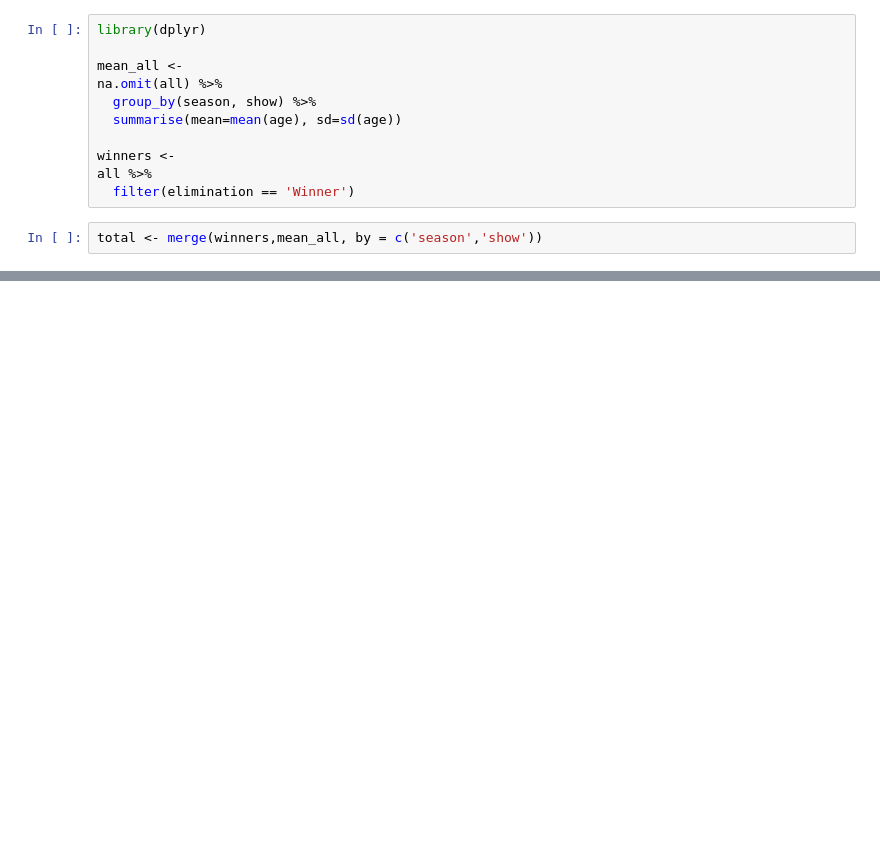
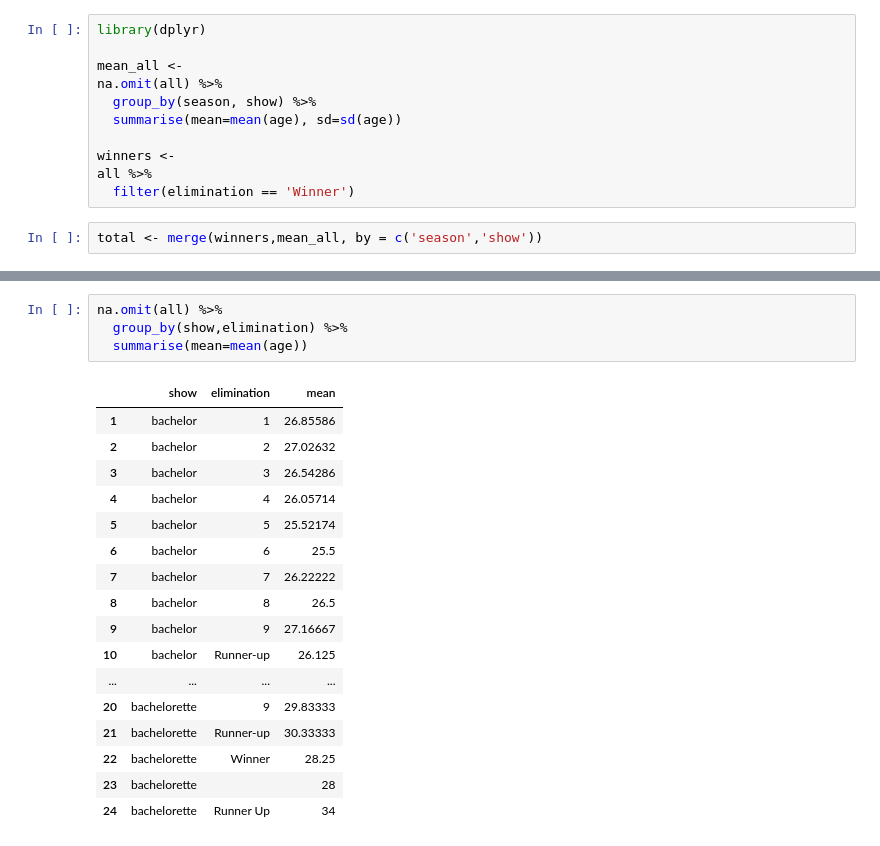
Before and after one commit to jcbain/bach_cast, a Jupyter notebook: descriptive_stats.ipynb, the cells around one changed output, grey strips where cells are left out. Saved outputs shown, nothing was run; the diff lists cells and outputs as text; blank space fills up the shorter version.

```diff
--- a/descriptive_stats.ipynb
+++ b/descriptive_stats.ipynb
@@ -164,0 +165,22 @@ total %>%
+# %%
+na.omit(all) %>%
+  group_by(show,elimination) %>%
+  summarise(mean=mean(age))
+# %% [output]
+|  | show | elimination | mean |
+| 1 | bachelor | 1 | 26.85586 |
+| 2 | bachelor | 2 | 27.02632 |
+| 3 | bachelor | 3 | 26.54286 |
+| 4 | bachelor | 4 | 26.05714 |
+| 5 | bachelor | 5 | 25.52174 |
+| 6 | bachelor | 6 | 25.5 |
+| 7 | bachelor | 7 | 26.22222 |
+| 8 | bachelor | 8 | 26.5 |
+| 9 | bachelor | 9 | 27.16667 |
+| 10 | bachelor | Runner-up | 26.125 |
+| ... | ... | ... | ... |
+| 20 | bachelorette | 9 | 29.83333 |
+| 21 | bachelorette | Runner-up | 30.33333 |
+| 22 | bachelorette | Winner | 28.25 |
+| 23 | bachelorette |  | 28 |
+| 24 | bachelorette | Runner Up | 34 |
```
Also changed, not shown: parts of 8 cells of this notebook, 3 other files.
